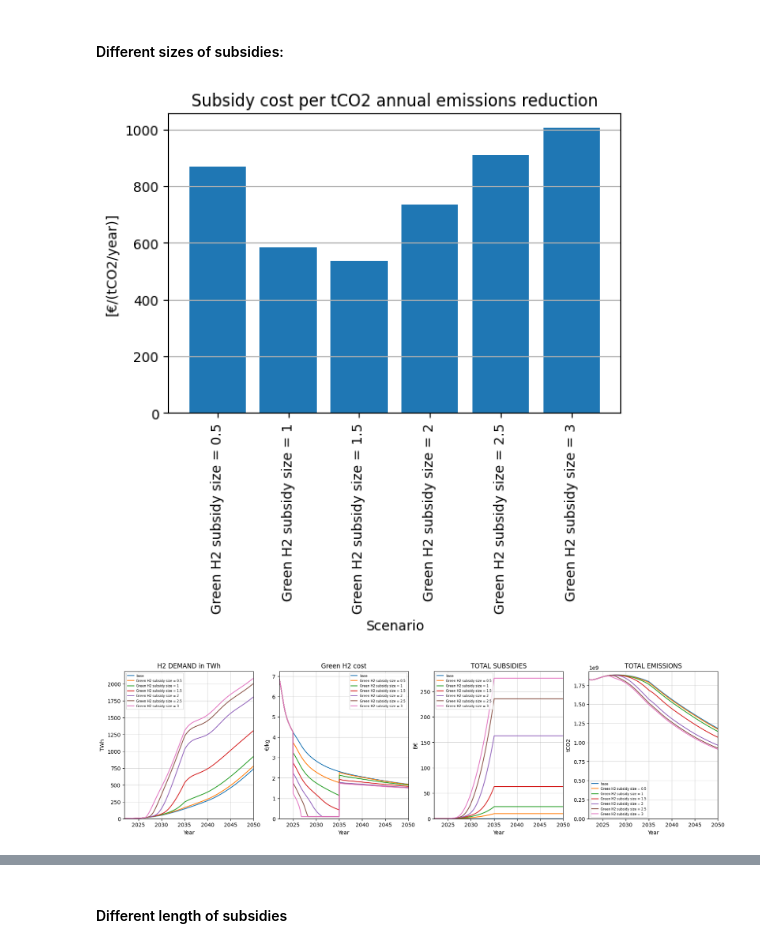
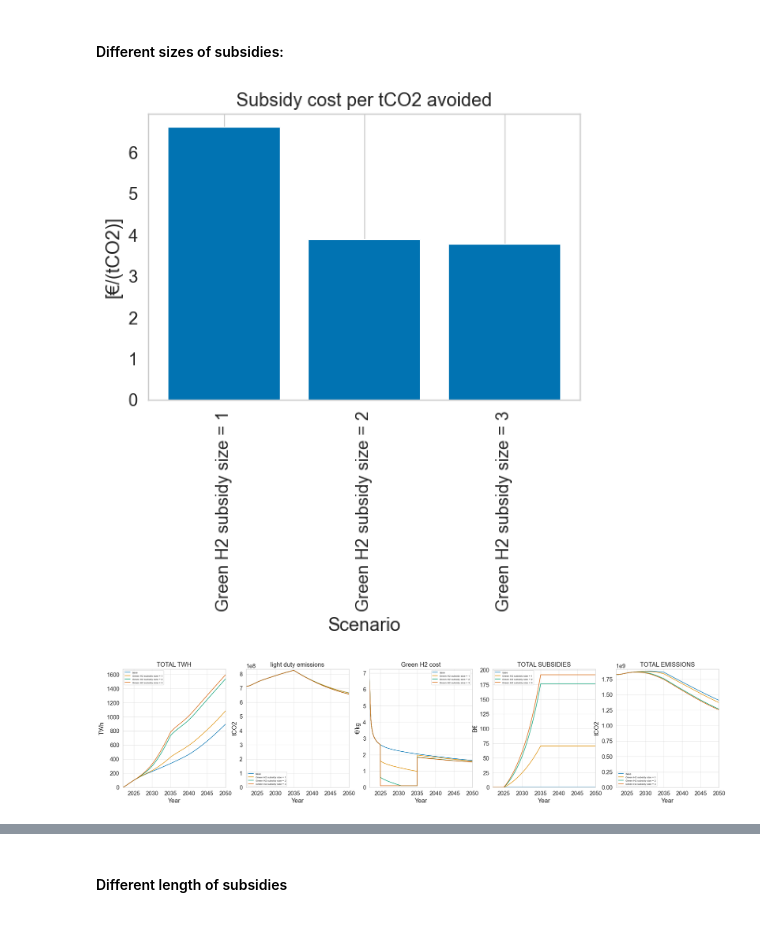
Before and after one commit to FrederikFertin/h2_system_dynamics, a Jupyter notebook: subsidy_runs.ipynb, the cells around one changed output, grey strips where cells are left out. Saved outputs shown, nothing was run; the diff lists cells and outputs as text; code cells hidden in the pictures.

```diff
--- a/subsidy_runs.ipynb
+++ b/subsidy_runs.ipynb
@@ -179,11 +182,15 @@ params = [(stocks[i], units[i]) for i in range(len(units))]
 # %% [markdown]
 #### Different sizes of subsidies:
 # %%
-subsidy_sizes = [0.5, 1, 1.5, 2, 2.5, 3]
-subsize_results, subsize_models, subsize_scenarios = run_sensitivity("Green H2 subsidy size", subsidy_sizes, basemodel)
+subsidy_sizes = [1, 2, 3]
+subsize_results, subsize_models, subsize_scenarios = run_subsidies(["Green H2 subsidy size"], subsidy_sizes, basemodel)
-# %%
-co2_efficiency_plotter(subsize_results, subsize_scenarios)
-plot_sens_results(subsize_results, params)
-# %% [output]
-[figure, removed]
-[figure, removed]
+# %%
+stocks = ["TOTAL TWH", "light duty emissions", "Green H2 cost", "TOTAL SUBSIDIES", "TOTAL EMISSIONS"]
+units = ["TWh", "tCO2", "€/kg", "M€", "tCO2"]
+params = [(stocks[i], units[i]) for i in range(len(units))]
+
+co2_efficiency_plotter(subsize_results, subsize_scenarios)
+plot_sens_results(subsize_results, params)
+# %% [output]
+[figure, added]
+[figure, added]
```
Also changed, not shown: parts of 36 cells of this notebook, 35 other files.
